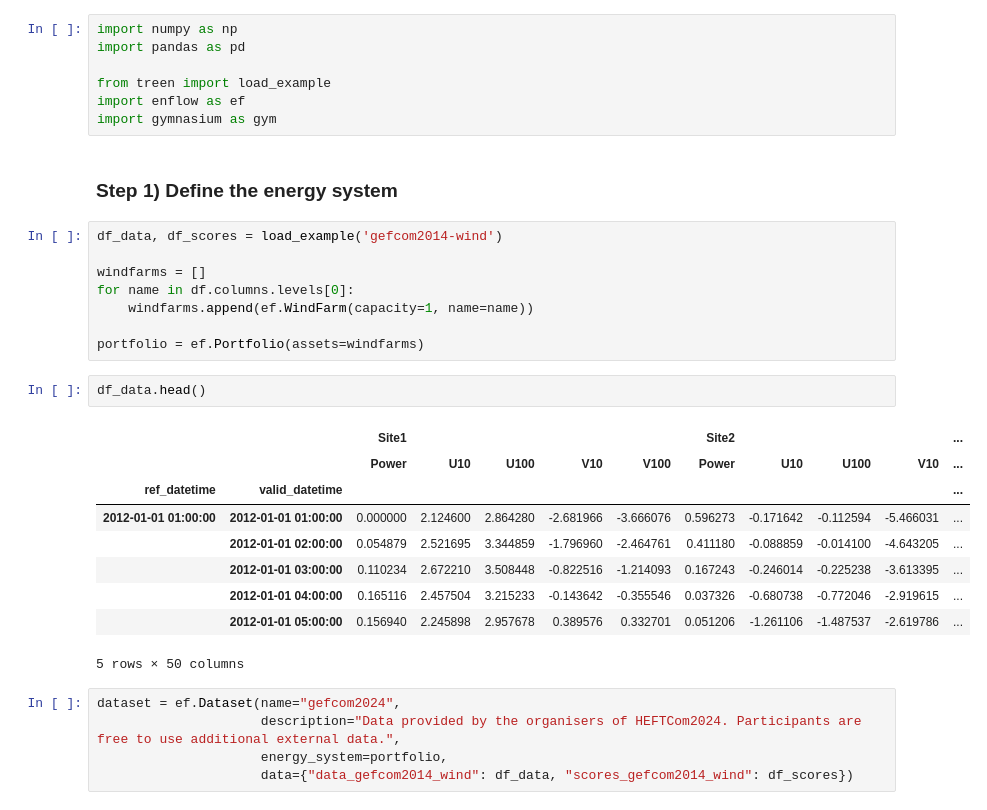
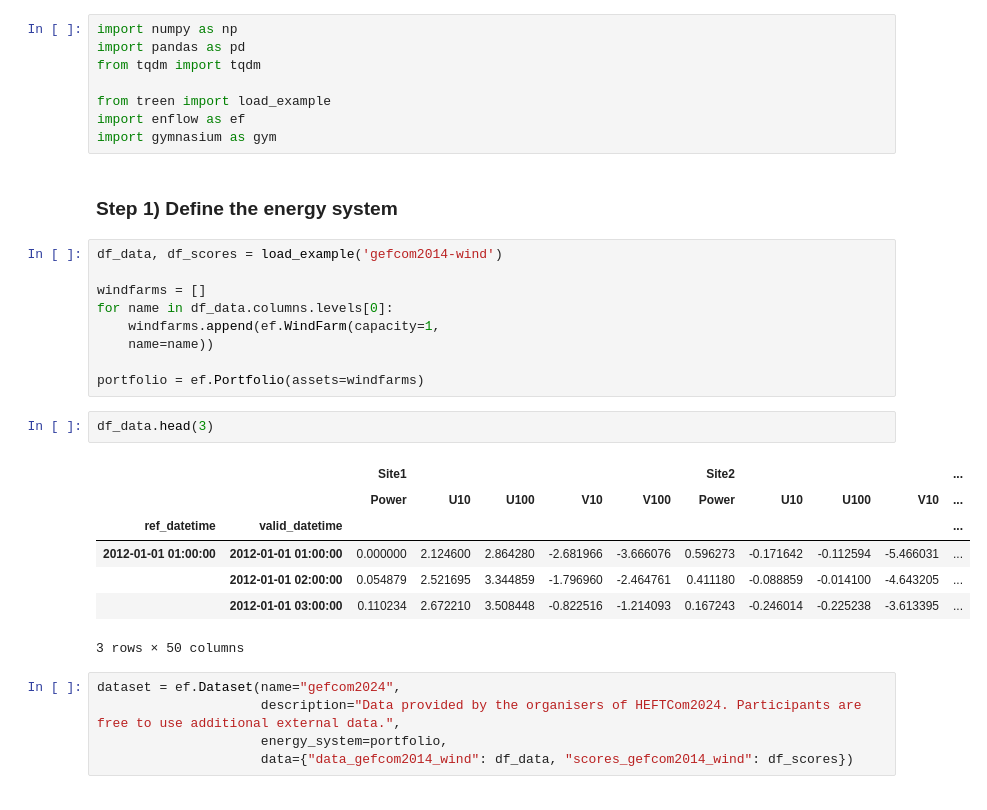
Before and after one commit to rebase-energy/treewe, a Jupyter notebook: treen/examples/gefcom2014-wind.ipynb, the cells around one changed output. Drawn from its saved outputs; the diff is of its cells as text.

```diff
--- a/treen/examples/gefcom2014-wind.ipynb
+++ b/treen/examples/gefcom2014-wind.ipynb
@@ -1,6 +10,7 @@
 # %%
 import numpy as np
 import pandas as pd
+from tqdm import tqdm
 
 from treen import load_example
 import enflow as ef
@@ -11,22 +21,21 @@ import gymnasium as gym
 df_data, df_scores = load_example('gefcom2014-wind')
 
 windfarms = []
-for name in df.columns.levels[0]:
-    windfarms.append(ef.WindFarm(capacity=1, name=name))
+for name in df_data.columns.levels[0]:
+    windfarms.append(ef.WindFarm(capacity=1,
+    name=name))
 
 portfolio = ef.Portfolio(assets=windfarms)
 # %%
-df_data.head()
+df_data.head(3)
 # %% [output]
 |  |  | Site1 |  |  |  |  | Site2 |  |  |  | ... |
 |  |  | Power | U10 | U100 | V10 | V100 | Power | U10 | U100 | V10 | ... |
 | ref_datetime | valid_datetime |  |  |  |  |  |  |  |  |  | ... |
 | 2012-01-01 01:00:00 | 2012-01-01 01:00:00 | 0.000000 | 2.124600 | 2.864280 | -2.681966 | -3.666076 | 0.596273 | -0.171642 | -0.112594 | -5.466031 | ... |
 |  | 2012-01-01 02:00:00 | 0.054879 | 2.521695 | 3.344859 | -1.796960 | -2.464761 | 0.411180 | -0.088859 | -0.014100 | -4.643205 | ... |
 |  | 2012-01-01 03:00:00 | 0.110234 | 2.672210 | 3.508448 | -0.822516 | -1.214093 | 0.167243 | -0.246014 | -0.225238 | -3.613395 | ... |
-|  | 2012-01-01 04:00:00 | 0.165116 | 2.457504 | 3.215233 | -0.143642 | -0.355546 | 0.037326 | -0.680738 | -0.772046 | -2.919615 | ... |
-|  | 2012-01-01 05:00:00 | 0.156940 | 2.245898 | 2.957678 | 0.389576 | 0.332701 | 0.051206 | -1.261106 | -1.487537 | -2.619786 | ... |
-5 rows × 50 columns
+3 rows × 50 columns
 # %%
 dataset = ef.Dataset(name="gefcom2024",
                      description="Data provided by the organisers of HEFTCom2024. Participants are free to use additional external data.",
```
Also changed, not shown: parts of 19 cells of this notebook, 1 other file.
